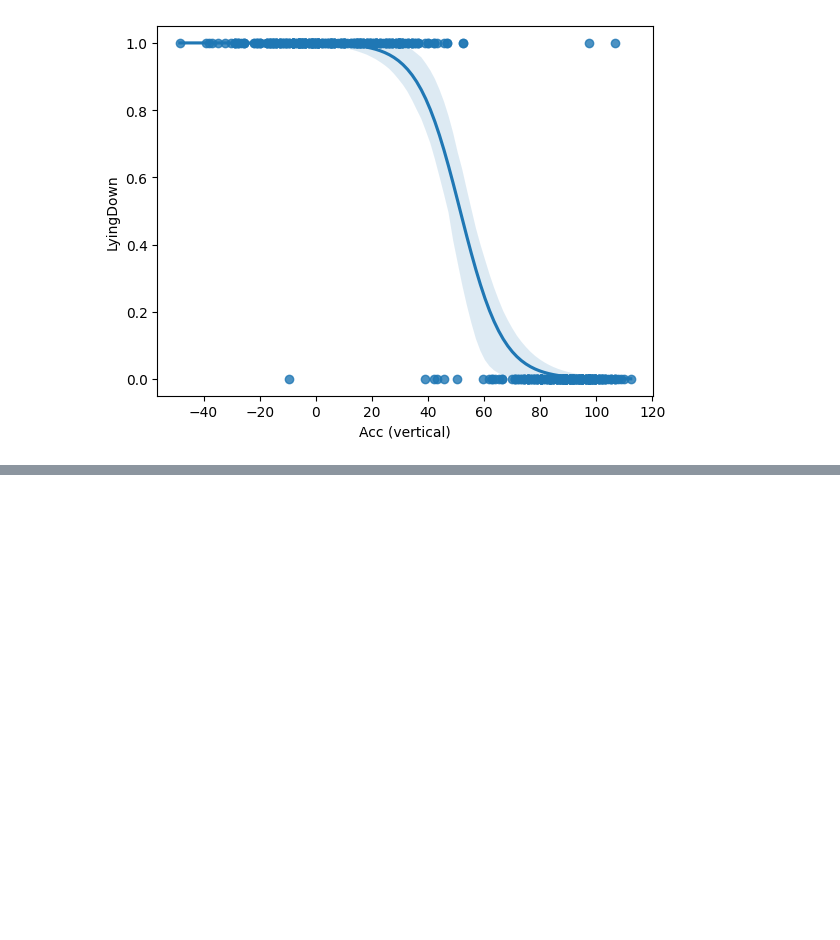
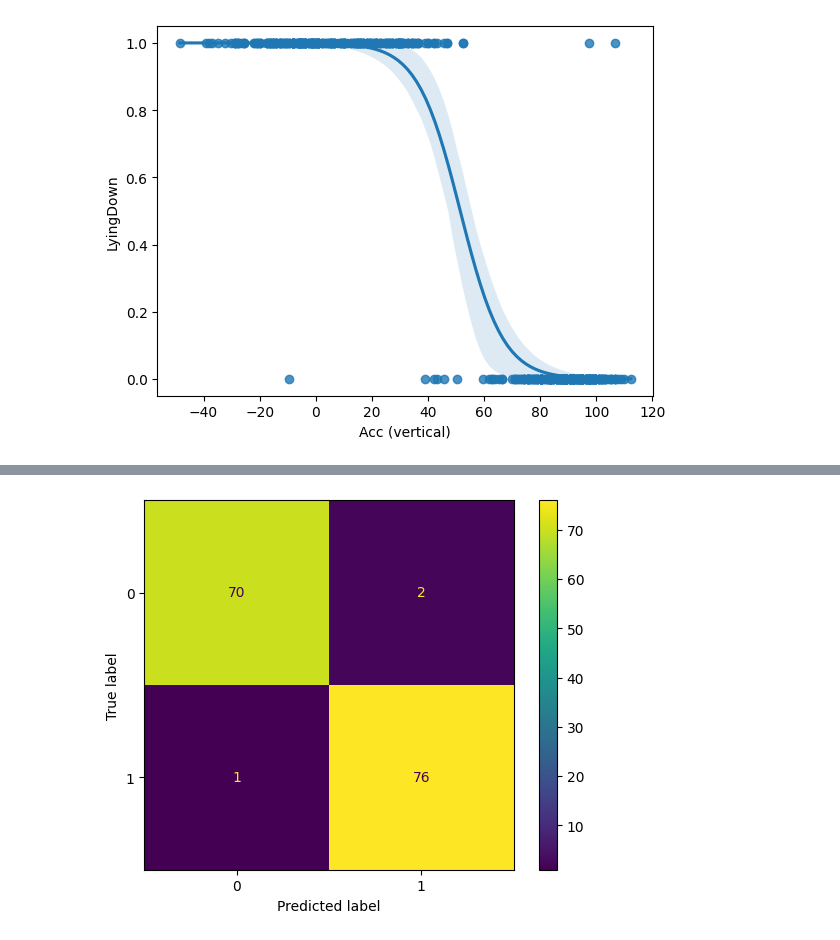
Before and after one commit to PrincelyKitilya/Linear-Regression-assumptions-tests, a Jupyter notebook: logistic_regression_analysis/activity_logistiReg.ipynb, the cells around one changed output, grey strips where cells are left out. Cells and saved outputs as stored; diff of their text form; code cells hidden in the pictures; blank space fills up the shorter version.

```diff
--- a/logistic_regression_analysis/activity_logistiReg.ipynb
+++ b/logistic_regression_analysis/activity_logistiReg.ipynb
@@ -84,0 +91,9 @@ plt.show()
+# %%
+# Splitting data into training and holdout samples
+X_train, X_test, y_train, y_test = train_test_split(X, y, test_size=0.3, random_state=42)
+
+# Building regression model
+clf = LogisticRegression().fit(X_train,y_train)
+
+# Saving predictions
+y_pred = clf.predict(X_test)
@@ -84,0 +150,6 @@ plt.show()
+# %%
+# calculating the values fro ech quadrant in the confusion matrix
+cm = metrics.confusion_matrix(y_test, y_pred, labels = clf.classes_)
+# %%
+# creating a confusion matrix as a visualization
+disp = metrics.ConfusionMatrixDisplay(confusion_matrix= cm, display_labels= clf.classes_)
@@ -84,0 +171,8 @@ plt.show()
+# %%
+#Displaying the confusion matrix
+disp.plot()
+
+#showing the plot
+plt.show()
+# %% [output]
+[figure, added]
```
Also changed, not shown: parts of 10 cells of this notebook.
